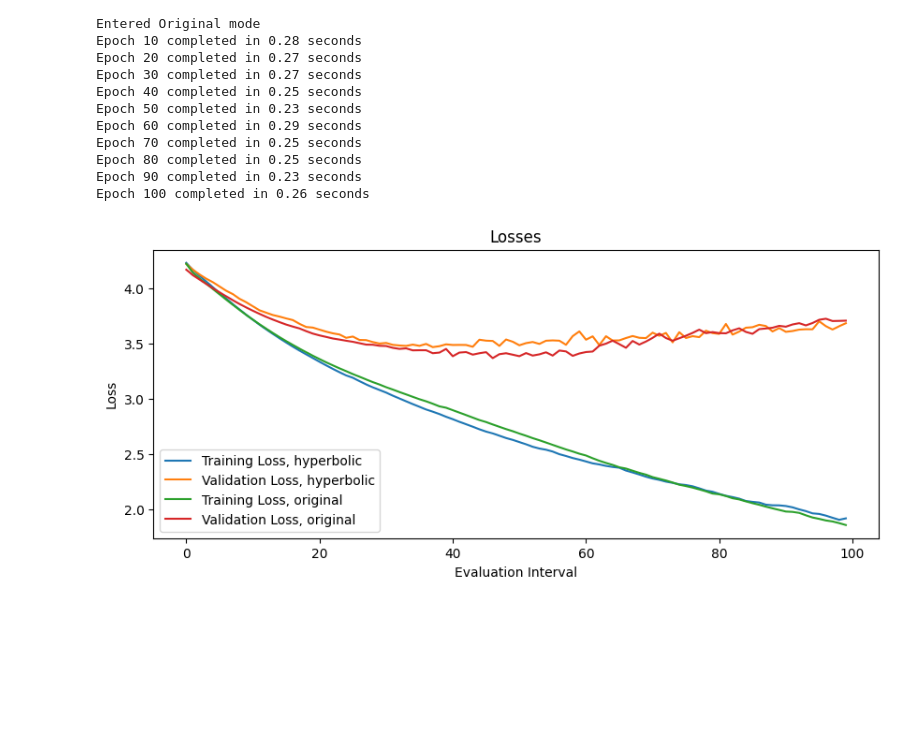
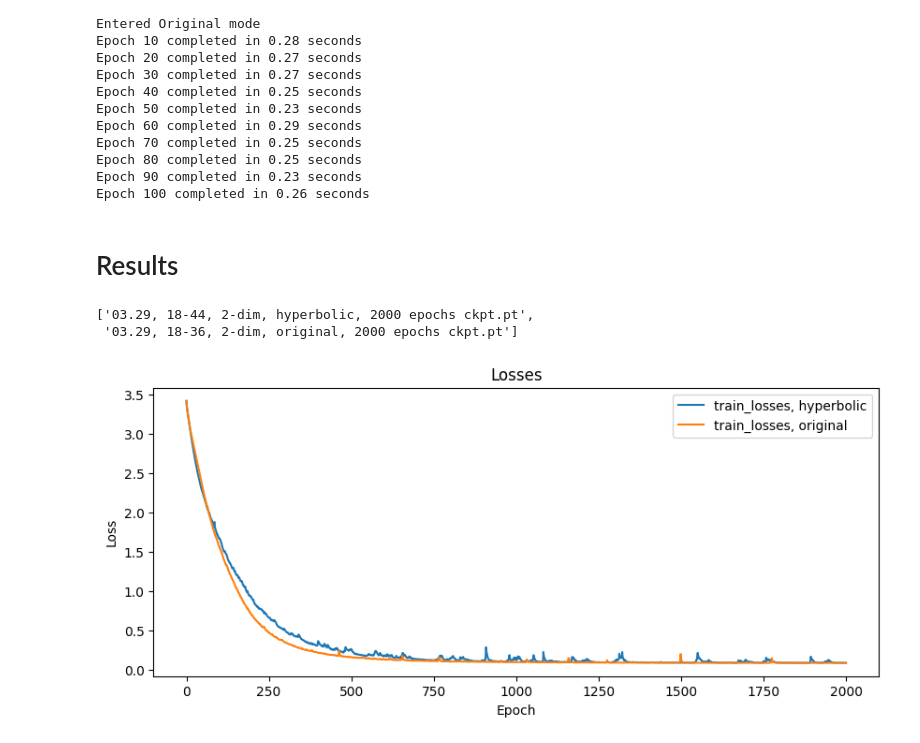
Before and after one commit to Alex2034/nanoGPT, a Jupyter notebook: train_simplified.ipynb, the cells around one changed output. Saved outputs shown, nothing was run; the diff lists cells and outputs as text; code cells hidden in the pictures; blank space fills up the shorter version.

```diff
--- a/train_simplified.ipynb
+++ b/train_simplified.ipynb
@@ -191,0 +195,2 @@ original_val_losses = val_losses
+# %% [markdown]
+# Results
@@ -192,16 +206,27 @@ original_val_losses = val_losses
+# %%
+files = [f for f in os.listdir('out/') if f.endswith('2000 epochs ckpt.pt')]
+files
+# %% [output]
+['03.29, 18-44, 2-dim, hyperbolic, 2000 epochs ckpt.pt',
+ '03.29, 18-36, 2-dim, original, 2000 epochs ckpt.pt']
+# %%
+plots = []
+
+for file in files:
+    chkpt = torch.load('out/' + file)
+    mode = chkpt['model_args']['mode']
+    for name in ['train_losses', 'val_losses']:
+        plots.append((chkpt[name], name + ', ' + mode))
 # %%
 import matplotlib.pyplot as plt
 plt.figure(figsize=(10, 4))
-plt.plot(hyperbolic_train_losses, label='Training Loss, hyperbolic')
-plt.plot(hyperbolic_val_losses, label='Validation Loss, hyperbolic')
-plt.plot(original_train_losses, label='Training Loss, original')
-plt.plot(original_val_losses, label='Validation Loss, original')
-# plt.plot(train_losses_np2, label='Training Loss for a deeper net')
-# plt.plot(val_losses2, label='Validation Loss, original')
-plt.xlabel('Evaluation Interval')
+for plot, name in plots[::2]:
+    plt.plot(range(2000), plot, label = name)
+plt.xlabel('Epoch')
 plt.ylabel('Loss')
 plt.title('Losses')
 plt.legend()
+# plt.savefig('out/overfit_train_losses.png')
 plt.show()
 # %% [output]
-[figure, old version]
+[figure, new version]
```
Also changed, not shown: parts of 8 cells of this notebook, 6 other files.
